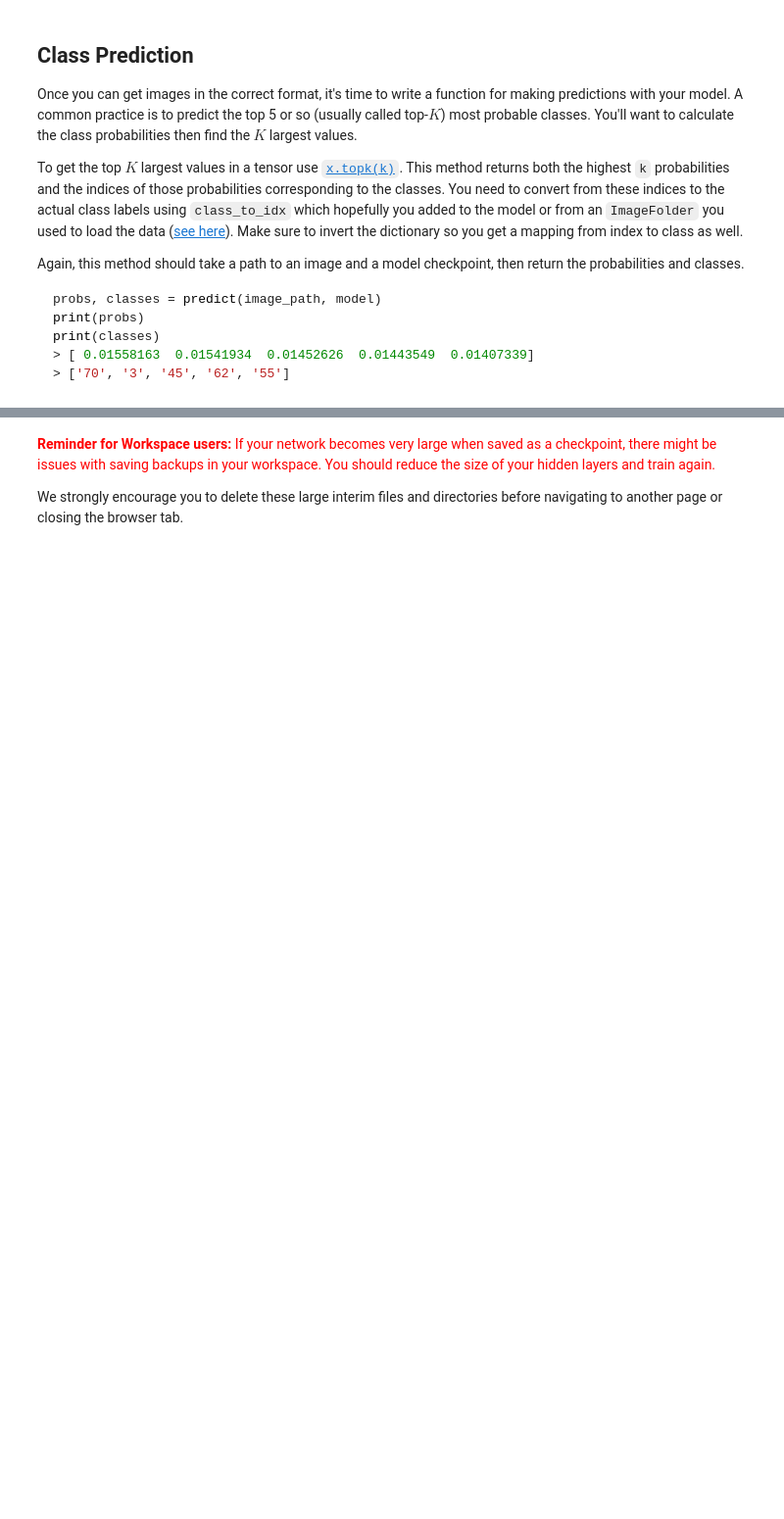
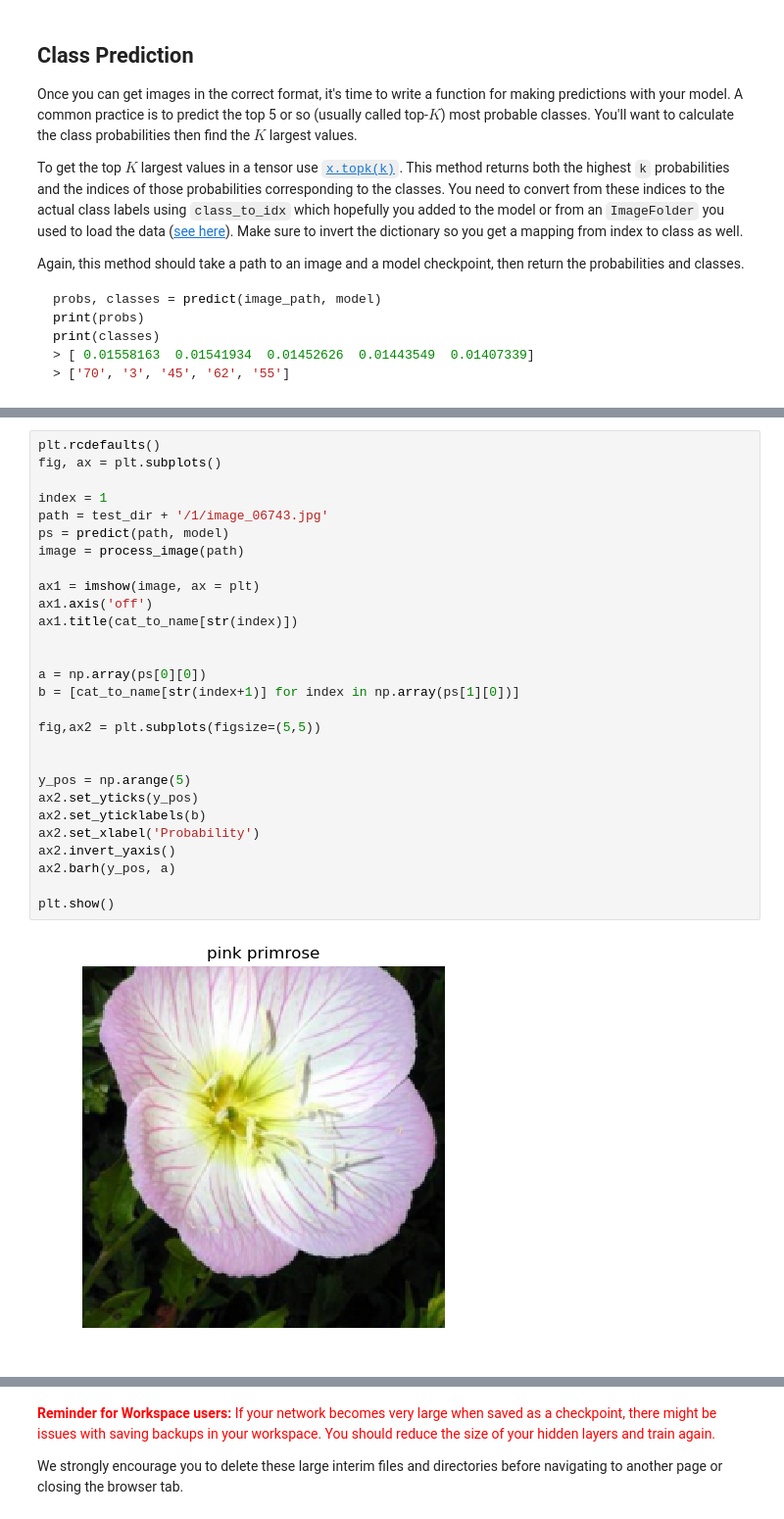
Before and after one commit to Nate004/demo1, a Jupyter notebook: Image_Classifier_Project.ipynb, the cells around one changed output, grey strips where cells are left out. Shown at 98% size. Drawn from its saved outputs; the diff is of its cells as text; blank space fills up the shorter version.

```diff
--- a/Image_Classifier_Project.ipynb
+++ b/Image_Classifier_Project.ipynb
@@ -389,0 +491,30 @@ You can convert from the class integer encoding to actual flower names with the
+# %%
+plt.rcdefaults()
+fig, ax = plt.subplots()
+
+index = 1
+path = test_dir + '/1/image_06743.jpg'
+ps = predict(path, model)
+image = process_image(path)
+
+ax1 = imshow(image, ax = plt)
+ax1.axis('off')
+ax1.title(cat_to_name[str(index)])
+
+
+a = np.array(ps[0][0])
+b = [cat_to_name[str(index+1)] for index in np.array(ps[1][0])]
+
+fig,ax2 = plt.subplots(figsize=(5,5))
+
+
+y_pos = np.arange(5)
+ax2.set_yticks(y_pos)
+ax2.set_yticklabels(b)
+ax2.set_xlabel('Probability')
+ax2.invert_yaxis()
+ax2.barh(y_pos, a)
+
+plt.show()
+# %% [output]
+[figure, added]
```
Also changed, not shown: parts of 12 cells of this notebook.
